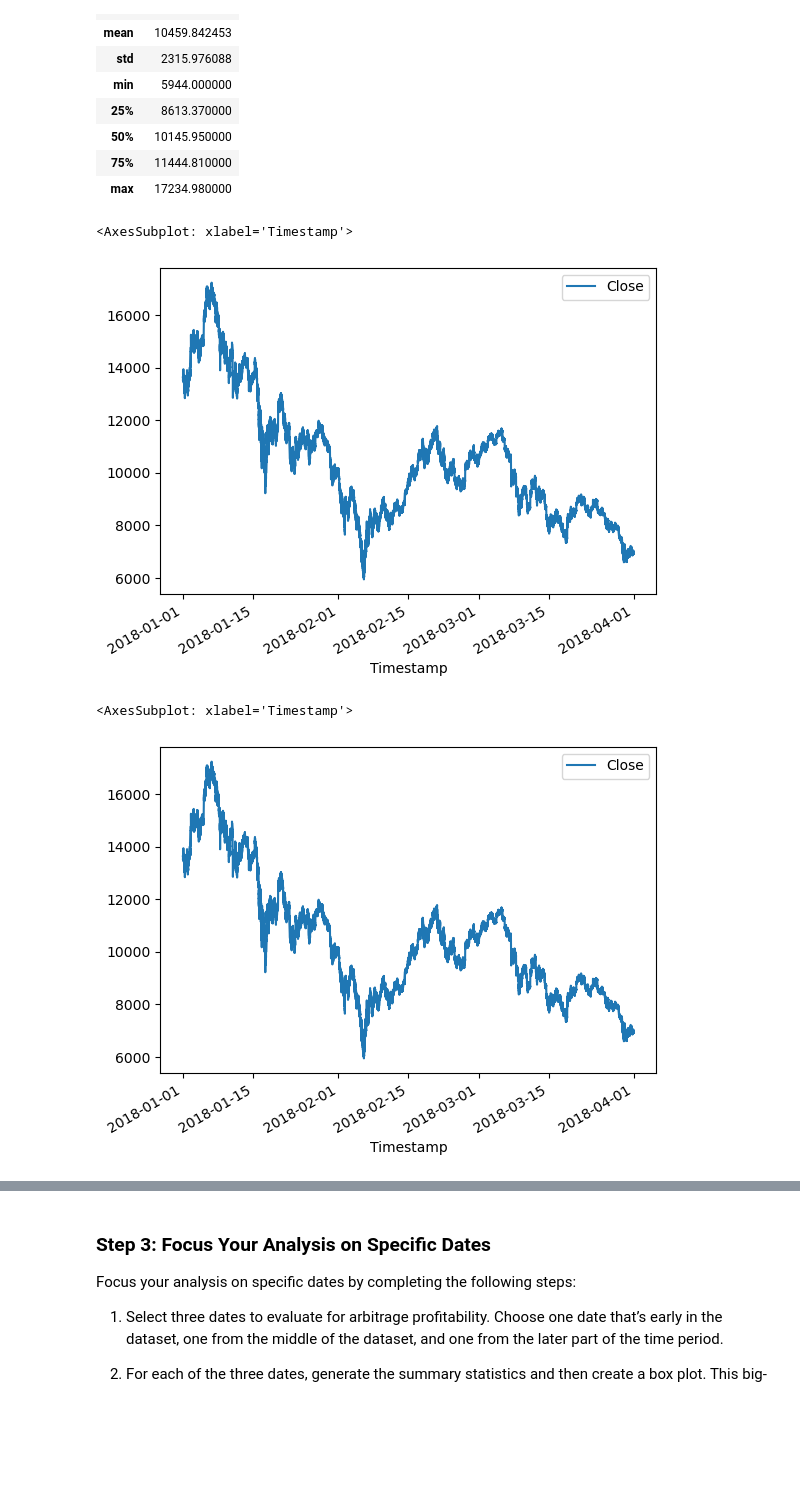
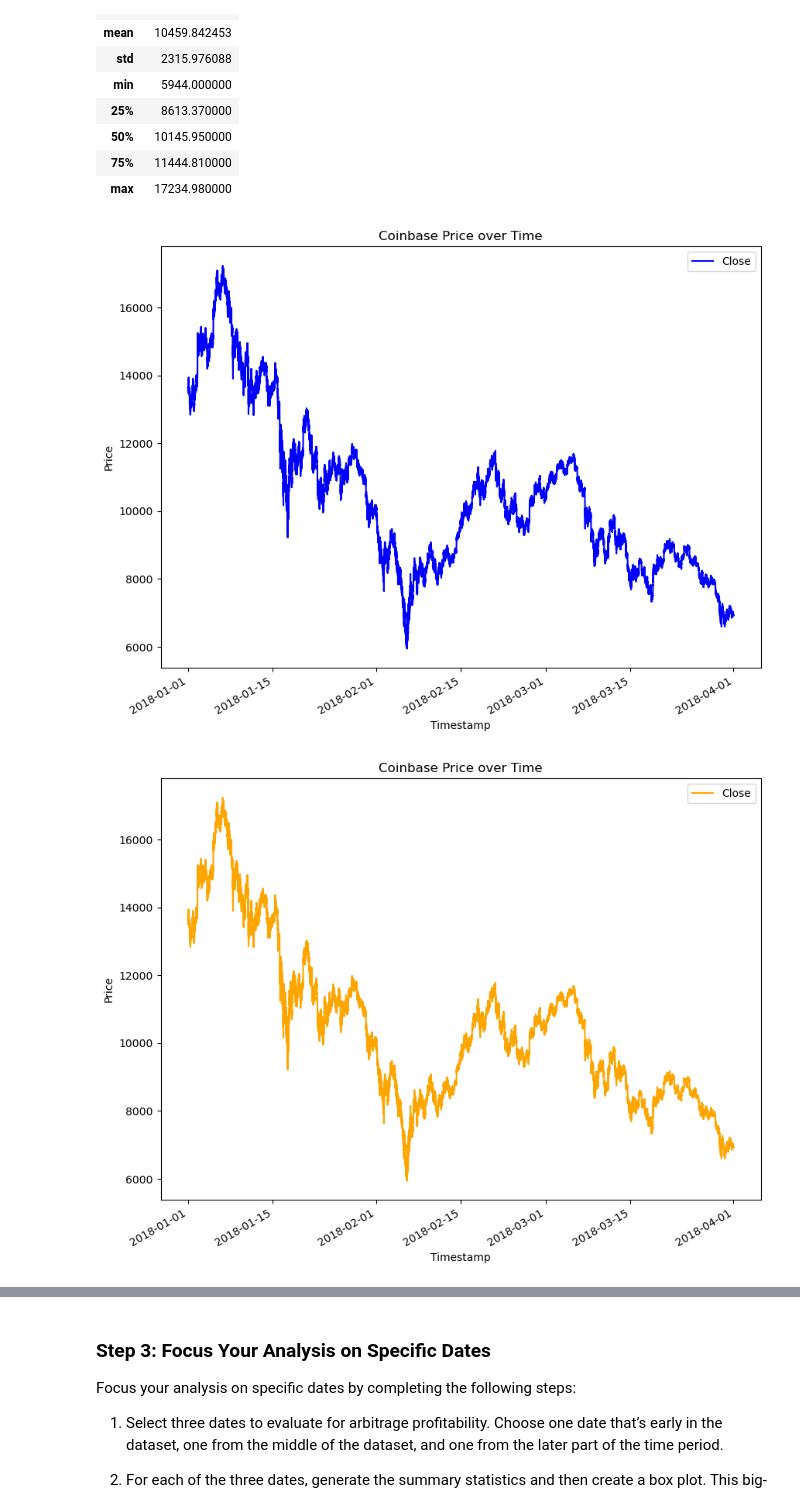
Before and after one commit to Xipilscode/Crypto_arbitrage_analysis-Pandas-, a Jupyter notebook: crypto_arbitrage.ipynb, the cells around one changed output, grey strips where cells are left out. Saved outputs shown, nothing was run; the diff lists cells and outputs as text; code cells hidden in the pictures; blank space fills up the shorter version.

```diff
--- a/crypto_arbitrage.ipynb
+++ b/crypto_arbitrage.ipynb
@@ -38,7 +38,7 @@ Instructions.
 # Set the index to the column "Timestamp"
 # Set the parse_dates and infer_datetime_format parameters
 bitstamp = pd.read_csv(
-    Path("/Users/lexx/Desktop/Github_Upload/3_crypto_arbitrage/Resources/bitstamp.csv"),
+    Path("./Resources/bitstamp.csv"),
     index_col="Timestamp",
     parse_dates=True,
     infer_datetime_format=True)
@@ -240,11 +240,11 @@ bitstamp_sliced_bitstamp.head()
 | 2018-01-01 00:04:00 | 13620.00 |
 # %%
 # Use iloc to select `Timestamp (the index)` and `Close` from coinbase DataFrame
-coinbase_sliced_coinbase = coinbase_df.iloc[:, [3]]
+coinbase_sliced = coinbase_df.iloc[:, [3]]
 
 # Review the first five rows of the DataFrame
 
-coinbase_sliced_coinbase.head()
+coinbase_sliced.head()
 # %% [output]
 |  | Close |
 | Timestamp |  |
@@ -294,17 +294,17 @@ coinbase_sliced_coinbase.describe()
 # %%
 # Create a line plot for the bitstamp DataFrame for the full length of time in the dataset
 # Be sure that the figure size, title, and color are tailored to each visualization
-bitstamp_sliced_bitstamp.plot()
+ax = bitstamp_sliced.plot(kind="line", figsize=(10,8), title="Coinbase Price over Time", color="blue", legend=True)
+ax.set_ylabel("Price");
 # %% [output]
-<AxesSubplot: xlabel='Timestamp'>
-[figure, old version]
+[figure, new version]
 # %%
 # Create a line plot for the coinbase DataFrame for the full length of time in the dataset
 # Be sure that the figure size, title, and color are tailored to each visualization
-coinbase_sliced_coinbase.plot()
+ax = coinbase_sliced.plot(kind="line", figsize=(10,8), title="Coinbase Price over Time", color="orange", legend=True)
+ax.set_ylabel("Price");
 # %% [output]
-<AxesSubplot: xlabel='Timestamp'>
-[figure, old version]
+[figure, new version]
 # %%
 # Overlay the visualizations for the bitstamp and coinbase DataFrames in one plot
 # The plot should visualize the prices over the full lenth of the dataset
```
Also changed, not shown: parts of 12 cells of this notebook.
